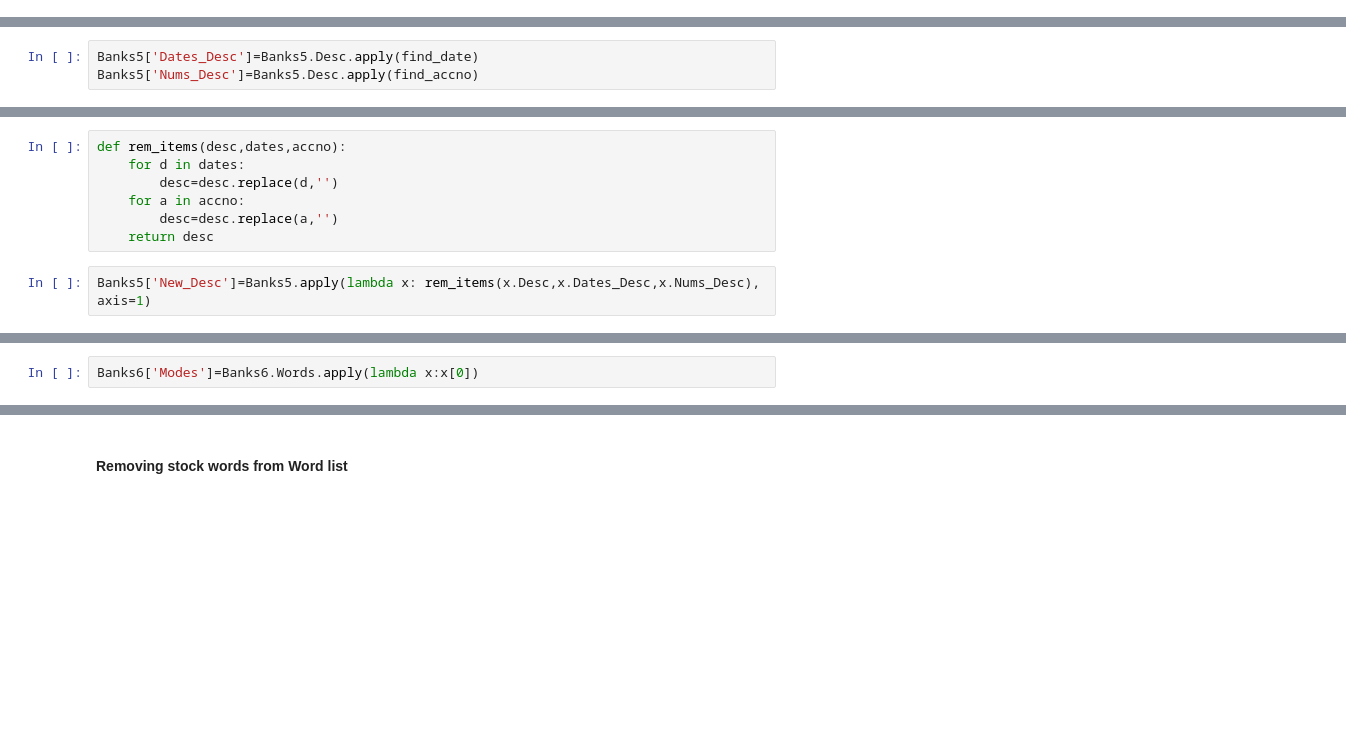
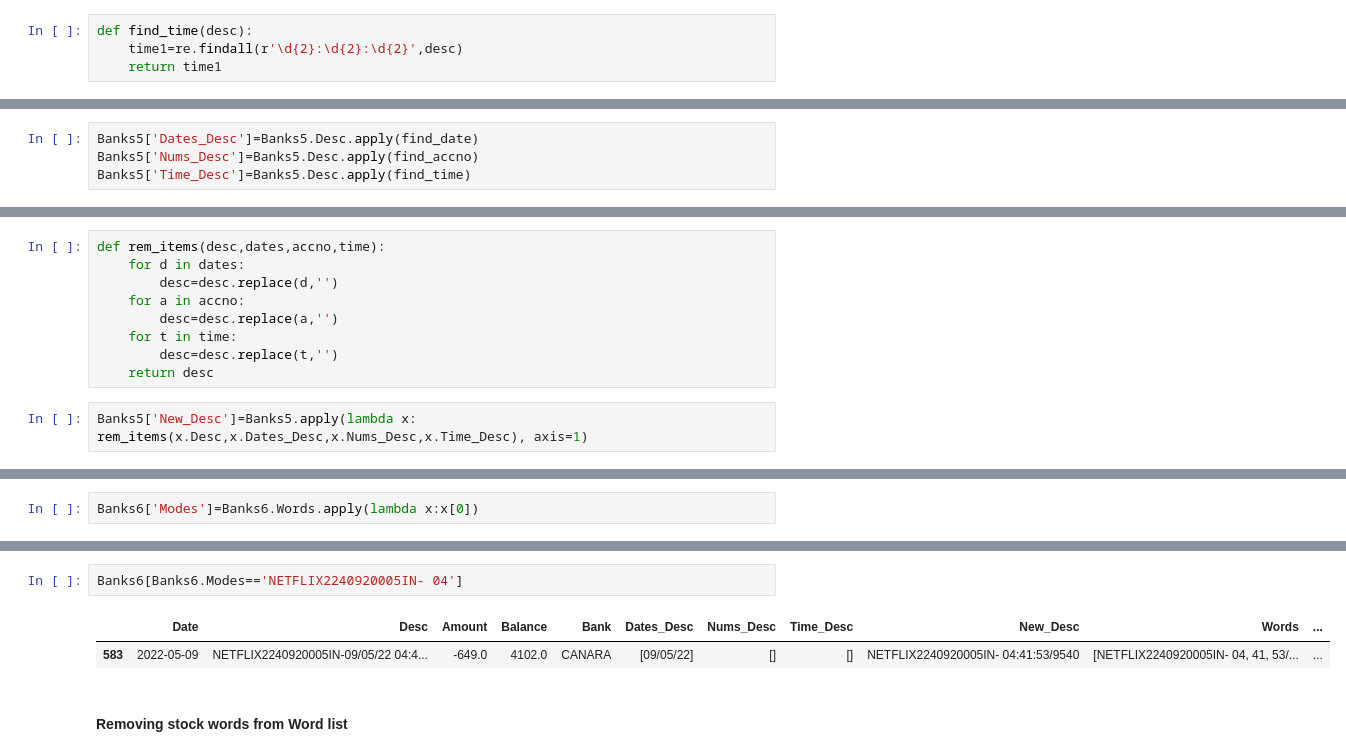
Before and after one commit to Ganesh4693/Financial-Analysis, a Jupyter notebook: Financial 2.0.ipynb, the cells around one changed output, grey strips where cells are left out. Saved outputs shown, nothing was run; the diff lists cells and outputs as text; blank space fills up the shorter version.

Commit message:
modes found

```diff
--- a/Financial 2.0.ipynb
+++ b/Financial 2.0.ipynb
@@ -173,6 +173,10 @@ def find_date(desc):
         return dates3
     else:
          return []
+# %%
+def find_time(desc):
+    time1=re.findall(r'\d{2}:\d{2}:\d{2}',desc)
+    return time1
 # %% [markdown]
 #### Finding acc no from Desc column
 # %%
@@ -185,3 +189,4 @@ def find_accno(desc):
 # %%
 Banks5['Dates_Desc']=Banks5.Desc.apply(find_date)
 Banks5['Nums_Desc']=Banks5.Desc.apply(find_accno)
+Banks5['Time_Desc']=Banks5.Desc.apply(find_time)
@@ -188,14 +208,16 @@ Banks5['Nums_Desc']=Banks5.Desc.apply(find_accno)
 # %% [markdown]
 #### Removing dates and accno from Desc column
 # %%
-def rem_items(desc,dates,accno):
+def rem_items(desc,dates,accno,time):
     for d in dates:
         desc=desc.replace(d,'')
     for a in accno:
         desc=desc.replace(a,'')
+    for t in time:
+        desc=desc.replace(t,'')
     return desc
 # %%
-Banks5['New_Desc']=Banks5.apply(lambda x: rem_items(x.Desc,x.Dates_Desc,x.Nums_Desc), axis=1)
+Banks5['New_Desc']=Banks5.apply(lambda x: rem_items(x.Desc,x.Dates_Desc,x.Nums_Desc,x.Time_Desc), axis=1)
 # %% [markdown]
 #### Splitting Desc into words
 # %%
@@ -253,4 +275,9 @@ NETFLIX2240920005IN- 04              1
 Name: Modes, dtype: int64
+# %%
+Banks6[Banks6.Modes=='NETFLIX2240920005IN- 04']
+# %% [output]
+|  | Date | Desc | Amount | Balance | Bank | Dates_Desc | Nums_Desc | Time_Desc | New_Desc | Words | ... |
+| 583 | 2022-05-09 | NETFLIX2240920005IN-09/05/22 04:4... | -649.0 | 4102.0 | CANARA | [09/05/22] | [] | [] | NETFLIX2240920005IN- 04:41:53/9540 | [NETFLIX2240920005IN- 04, 41, 53/... | ... |
 # %% [markdown]
 #### Removing stock words from Word list
 # %%
```
Also changed, not shown: parts of 3 cells of this notebook.
